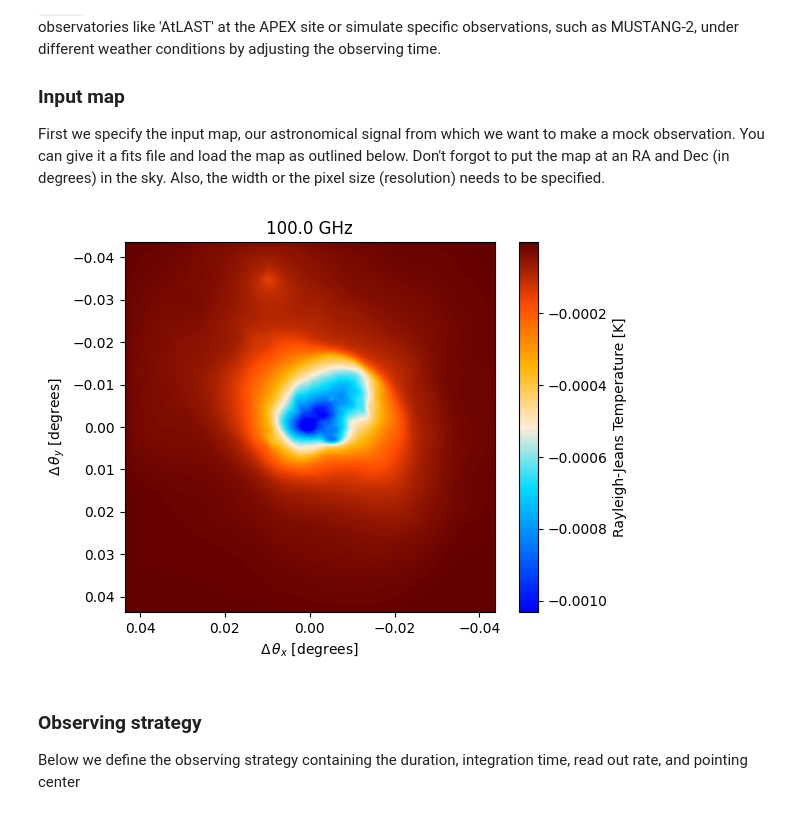
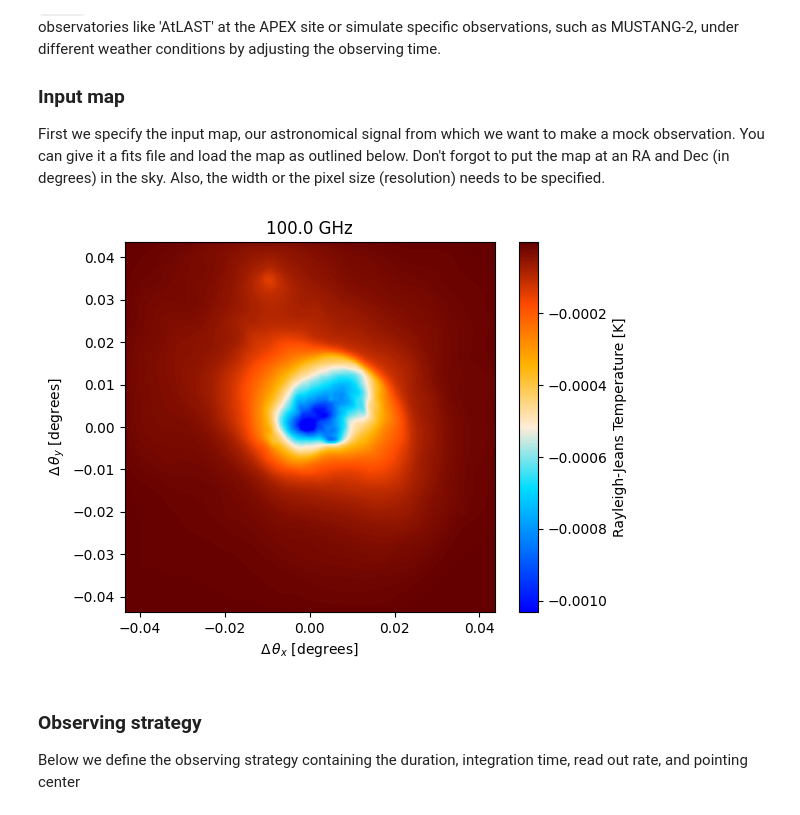
Before and after one commit to thomaswmorris/maria, a Jupyter notebook: docs/source/tutorials/MUSTANG-2_cluster.ipynb, the cells around one changed output. Drawn from its saved outputs; the diff is of its cells as text; code cells hidden in the pictures.

```diff
--- a/docs/source/tutorials/MUSTANG-2_cluster.ipynb
+++ b/docs/source/tutorials/MUSTANG-2_cluster.ipynb
@@ -20,19 +14,24 @@ import maria
 
 First we specify the input map, our astronomical signal from which we want to make a mock observation. You can give it a fits file and load the map as outlined below. Don't forgot to put the map at an RA and Dec (in degrees) in the sky. Also, the width or the pixel size (resolution) needs to be specified.
 # %%
+import maria
+import scipy as sp
+import numpy as np
+import matplotlib.pyplot as plt
+
 map_filename = maria.io.fetch("maps/cluster.fits")
 
 # load in the map from a fits file
 input_map = maria.map.read_fits(filename=map_filename, #filename
-                                resolution=-8.714e-05, #pixel size in degrees
+                                resolution=8.714e-05, #pixel size in degrees
                                 index=0, #index for fits file
                                 center=(150, 10), # position in the sky
                                 units='Jy/pixel' # Units of the input map
                                )
 
 input_map.to(units="K_RJ").plot()
 # %% [output]
-[figure, old version]
+[figure, new version]
 # %% [markdown]
 ### Observing strategy
 Below we define the observing strategy containing the duration, integration time, read out rate, and pointing center
```
Also changed, not shown: parts of 5 cells of this notebook, 12 other files.
